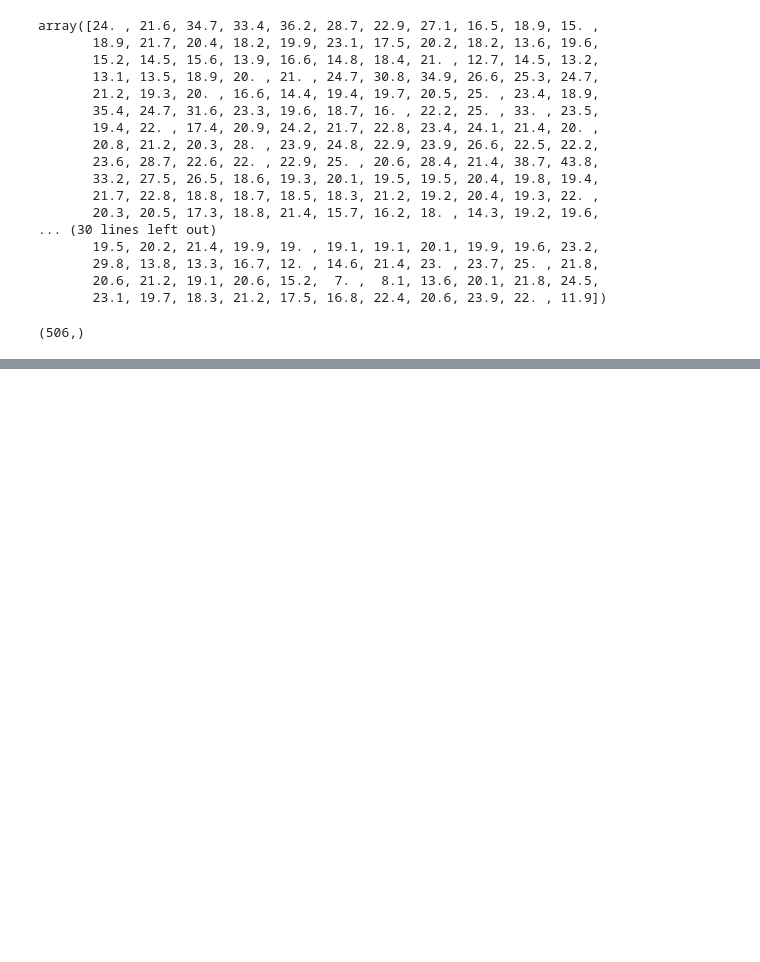
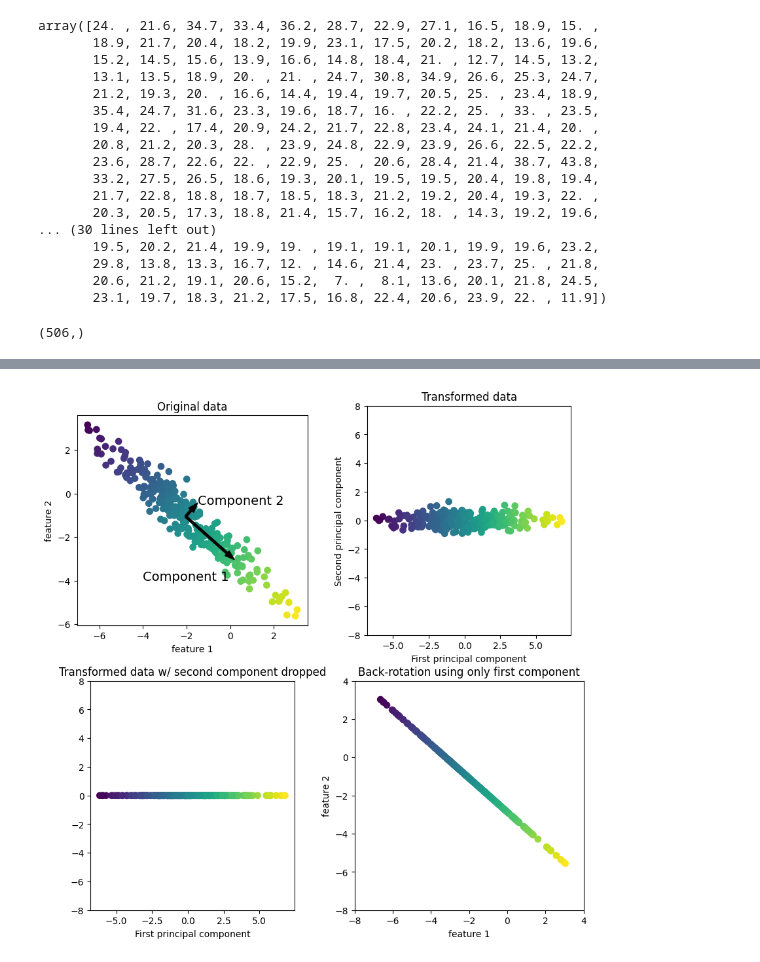
Before and after one commit to Kavakliyski/Machine-Learning-2022-2023-backup, a Jupyter notebook: Lecs/OneStart/intro.ipynb, the cells around one changed output, grey strips where cells are left out. Cells and saved outputs as stored; diff of their text form; code cells hidden in the pictures; blank space fills up the shorter version.

```diff
--- a/Lecs/OneStart/intro.ipynb
+++ b/Lecs/OneStart/intro.ipynb
@@ -124,0 +167,4 @@ NameError: name 'plt' is not defined
+# %%
+mglearn.plots.plot_pca_illustration()
+# %% [output]
+[figure, added]
```
Also changed, not shown: parts of 8 cells of this notebook.
